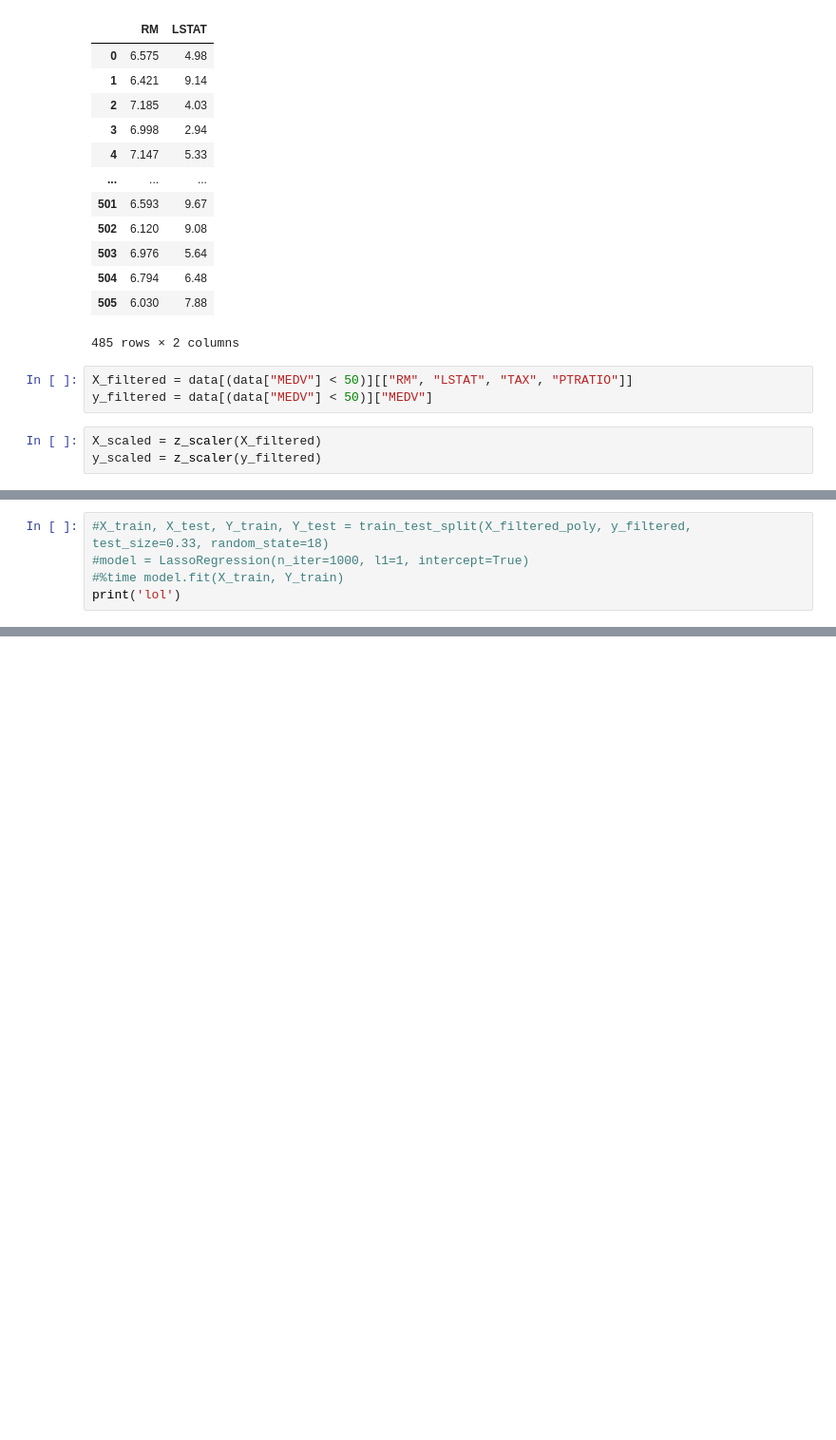
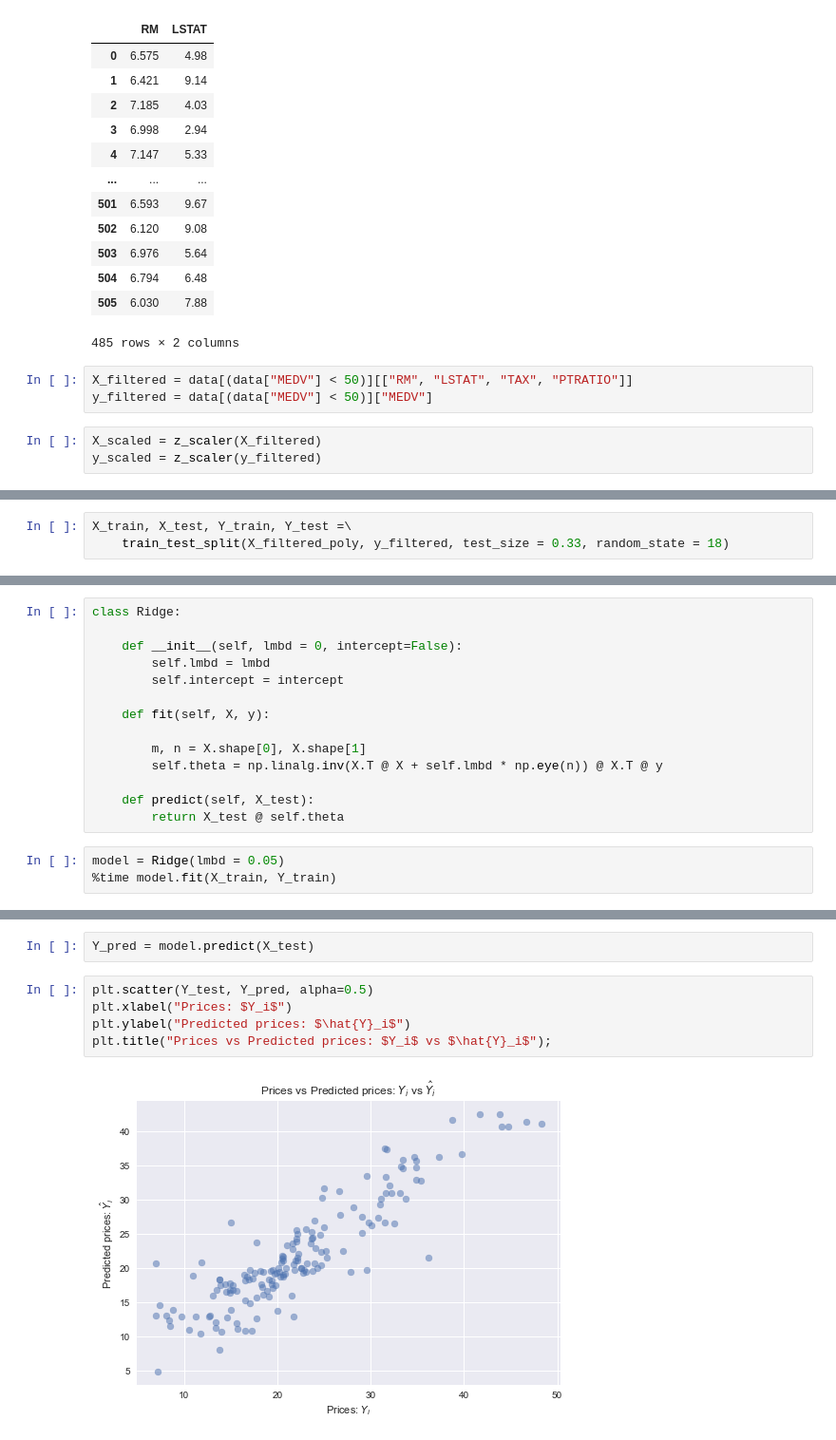
Before and after one commit to alexanderlakiza/cs102, a Jupyter notebook: homework08/LinearRegressionAssignment.ipynb, the cells around one changed output, grey strips where cells are left out. Shown at 95% size. Saved outputs shown, nothing was run; the diff lists cells and outputs as text; blank space fills up the shorter version.

```diff
--- a/homework08/LinearRegressionAssignment.ipynb
+++ b/homework08/LinearRegressionAssignment.ipynb
@@ -942,5 +893,3 @@ class LassoRegression:
 # %%
-#X_train, X_test, Y_train, Y_test = train_test_split(X_filtered_poly, y_filtered, test_size=0.33, random_state=18)
-#model = LassoRegression(n_iter=1000, l1=1, intercept=True)
-#%time model.fit(X_train, Y_train)
-print('lol')
+X_train, X_test, Y_train, Y_test =\
+    train_test_split(X_filtered_poly, y_filtered, test_size = 0.33, random_state = 18)
@@ -969,0 +896,17 @@ len(Y_train.values)
+# %%
+class Ridge:
+
+    def __init__(self, lmbd = 0, intercept=False):
+        self.lmbd = lmbd
+        self.intercept = intercept
+
+    def fit(self, X, y):
+
+        m, n = X.shape[0], X.shape[1]
+        self.theta = np.linalg.inv(X.T @ X + self.lmbd * np.eye(n)) @ X.T @ y
+
+    def predict(self, X_test):
+        return X_test @ self.theta
+# %%
+model = Ridge(lmbd = 0.05)
+%time model.fit(X_train, Y_train)
@@ -969,0 +940,9 @@ len(Y_train.values)
+# %%
+Y_pred = model.predict(X_test)
+# %%
+plt.scatter(Y_test, Y_pred, alpha=0.5)
+plt.xlabel("Prices: $Y_i$")
+plt.ylabel("Predicted prices: $\hat{Y}_i$")
+plt.title("Prices vs Predicted prices: $Y_i$ vs $\hat{Y}_i$");
+# %% [output]
+[figure, added]
```
Also changed, not shown: parts of 20 cells of this notebook.
